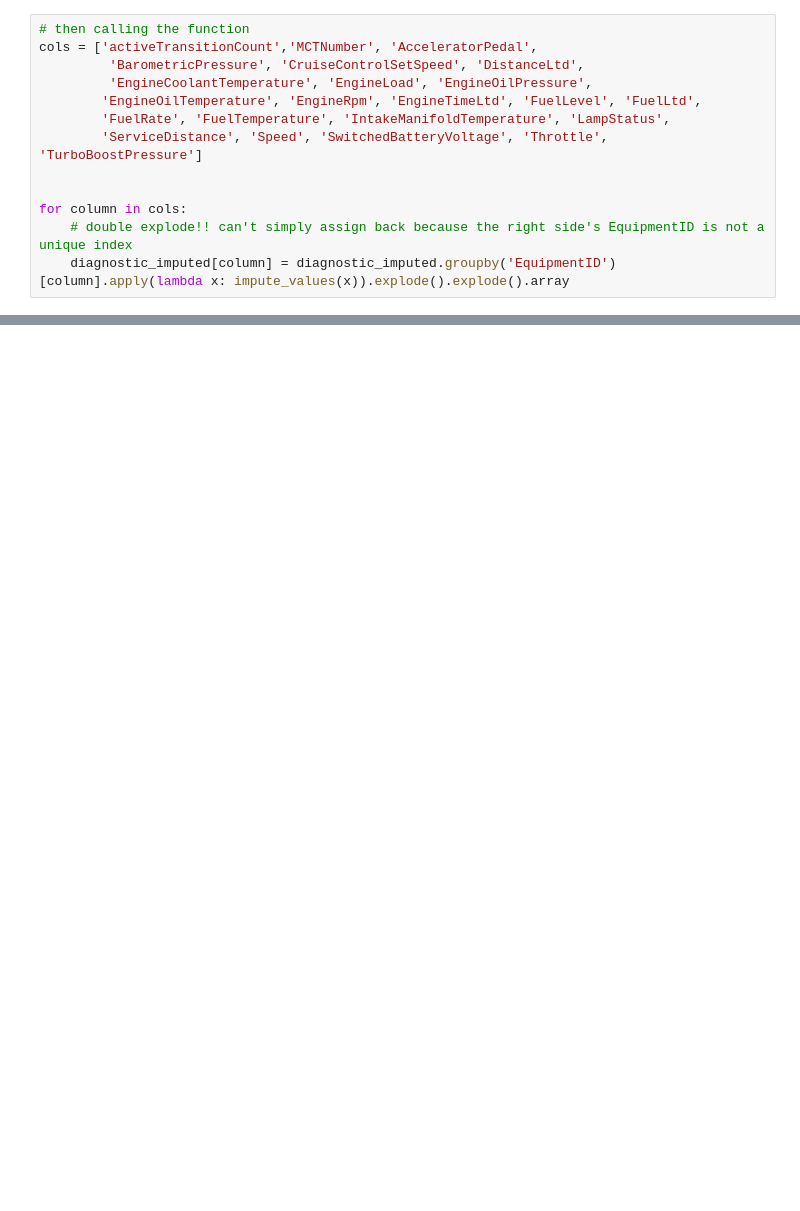
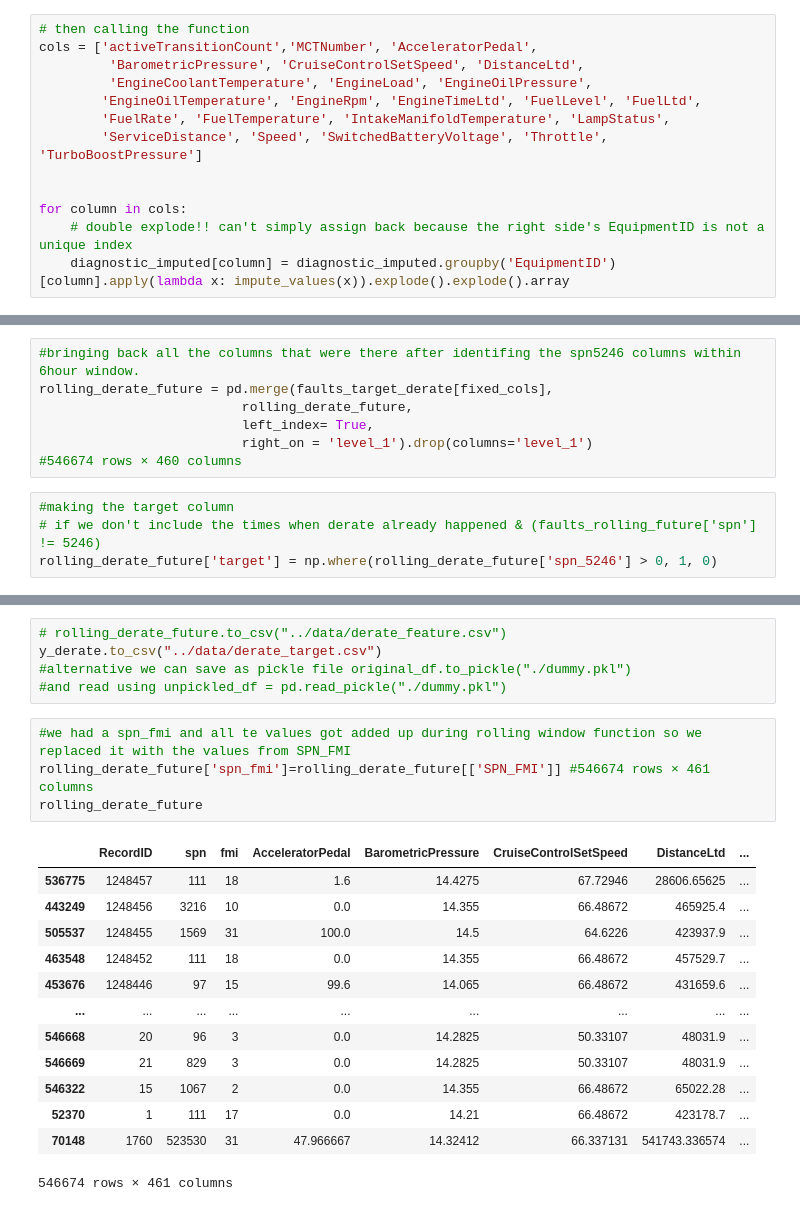
Before and after one commit to nss-data-science-cohort-6/big_g_express-elden_ring, a Jupyter notebook: notebooks/bigG_EDA_smita2.ipynb, the cells around one changed output, grey strips where cells are left out. Drawn from its saved outputs; the diff is of its cells as text; blank space fills up the shorter version.

```diff
--- a/notebooks/bigG_EDA_smita2.ipynb
+++ b/notebooks/bigG_EDA_smita2.ipynb
@@ -900,0 +1027,11 @@ dtype: int64
+# %%
+#bringing back all the columns that were there after identifing the spn5246 columns within 6hour window.
+rolling_derate_future = pd.merge(faults_target_derate[fixed_cols],
+                          rolling_derate_future,
+                          left_index= True,
+                          right_on = 'level_1').drop(columns='level_1')
+#546674 rows × 460 columns
+# %%
+#making the target column
+# if we don't include the times when derate already happened & (faults_rolling_future['spn'] != 5246)
+rolling_derate_future['target'] = np.where(rolling_derate_future['spn_5246'] > 0, 1, 0)
@@ -900,0 +1051,23 @@ dtype: int64
+# %%
+# rolling_derate_future.to_csv("../data/derate_feature.csv")
+y_derate.to_csv("../data/derate_target.csv")
+#alternative we can save as pickle file original_df.to_pickle("./dummy.pkl")
+#and read using unpickled_df = pd.read_pickle("./dummy.pkl")
+# %%
+#we had a spn_fmi and all te values got added up during rolling window function so we replaced it with the values from SPN_FMI
+rolling_derate_future['spn_fmi']=rolling_derate_future[['SPN_FMI']] #546674 rows × 461 columns
+rolling_derate_future
+# %% [output]
+|  | RecordID | spn | fmi | AcceleratorPedal | BarometricPressure | CruiseControlSetSpeed | DistanceLtd | ... |
+| 536775 | 1248457 | 111 | 18 | 1.6 | 14.4275 | 67.72946 | 28606.65625 | ... |
+| 443249 | 1248456 | 3216 | 10 | 0.0 | 14.355 | 66.48672 | 465925.4 | ... |
+| 505537 | 1248455 | 1569 | 31 | 100.0 | 14.5 | 64.6226 | 423937.9 | ... |
+| 463548 | 1248452 | 111 | 18 | 0.0 | 14.355 | 66.48672 | 457529.7 | ... |
+| 453676 | 1248446 | 97 | 15 | 99.6 | 14.065 | 66.48672 | 431659.6 | ... |
+| ... | ... | ... | ... | ... | ... | ... | ... | ... |
+| 546668 | 20 | 96 | 3 | 0.0 | 14.2825 | 50.33107 | 48031.9 | ... |
+| 546669 | 21 | 829 | 3 | 0.0 | 14.2825 | 50.33107 | 48031.9 | ... |
+| 546322 | 15 | 1067 | 2 | 0.0 | 14.355 | 66.48672 | 65022.28 | ... |
+| 52370 | 1 | 111 | 17 | 0.0 | 14.21 | 66.48672 | 423178.7 | ... |
+| 70148 | 1760 | 523530 | 31 | 47.966667 | 14.32412 | 66.337131 | 541743.336574 | ... |
+546674 rows × 461 columns
```
Also changed, not shown: parts of 52 cells of this notebook.
